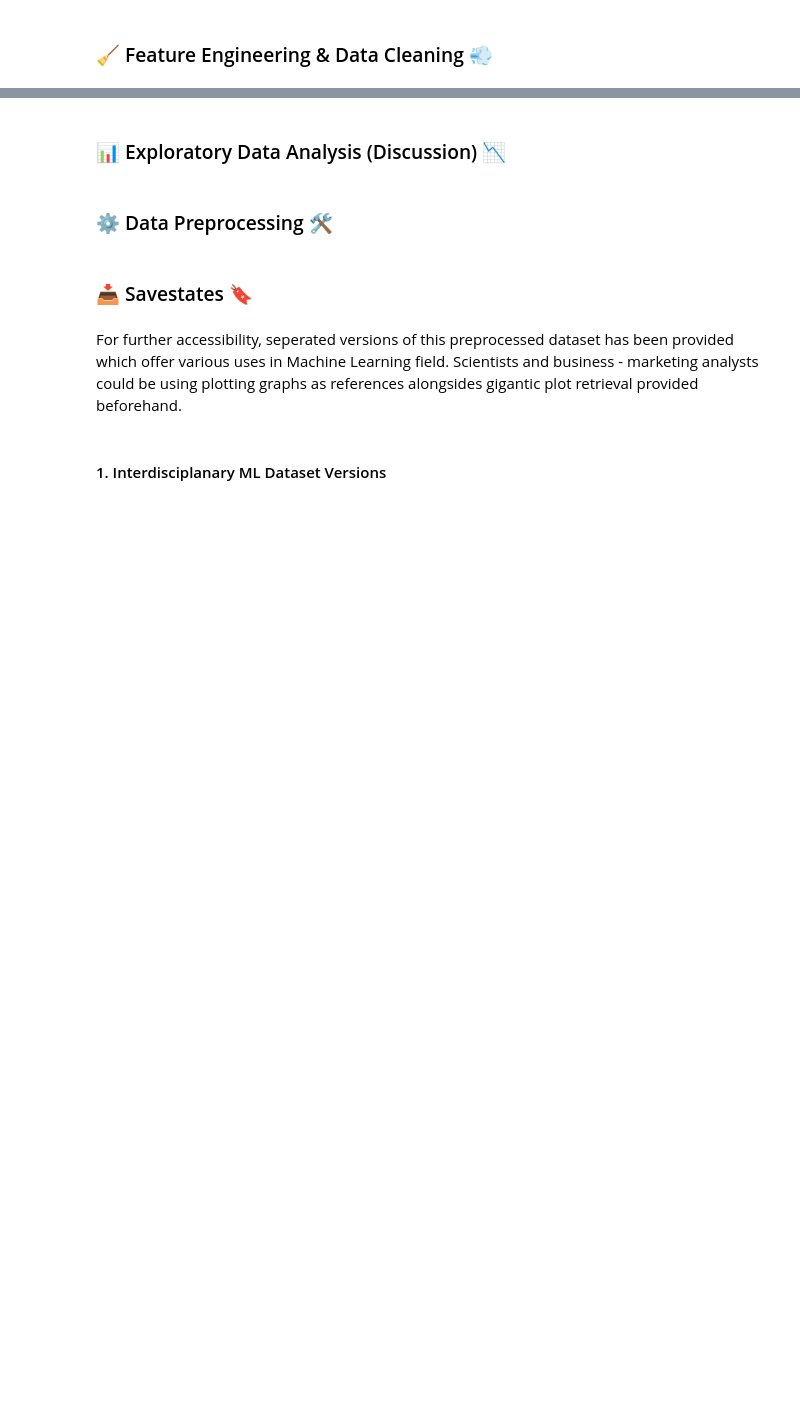
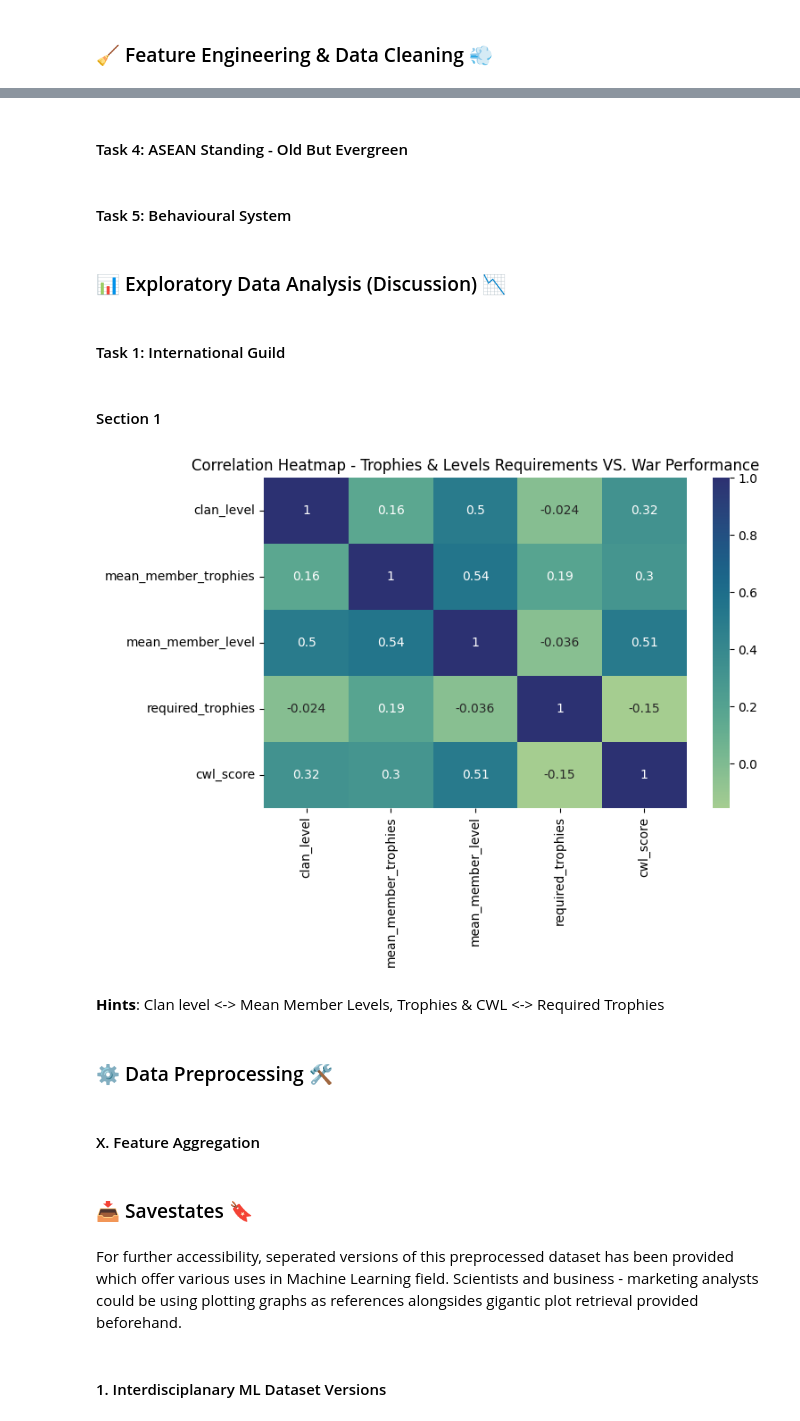
Before and after one commit to cresht2606/elune-project-eda, a Jupyter notebook: elune-project-eda.ipynb, the cells around one changed output, grey strips where cells are left out. Drawn from its saved outputs; the diff is of its cells as text; code cells hidden in the pictures; blank space fills up the shorter version.

Commit message:
Slipstream July 30th
- Implications partially added for some parts
- Task 1: Section 1 (Feature Engineering & Data Wrangling, EDA (Discussion))
- Look and feel refinements

```diff
--- a/elune-project-eda.ipynb
+++ b/elune-project-eda.ipynb
@@ -391,4 +533,24 @@ fig.show()
+# %% [markdown]
+#### Task 4: ASEAN Standing - Old But Evergreen ####
+# %% [markdown]
+#### Task 5: Behavioural System ####
 # %% [markdown]
 ### 📊 Exploratory Data Analysis (Discussion) 📉 ###
+# %% [markdown]
+#### Task 1: International Guild ####
+# %% [markdown]
+#### Section 1 ####
+# %%
+plt.figure(figsize = (8, 6))
+sns.heatmap(combined_filtered[corr_features].corr(method = "spearman"), annot = True, cmap = "crest")
+
+plt.title("Correlation Heatmap - Trophies & Levels Requirements VS. War Performance")
+
+plt.tight_layout()
+plt.show()
+# %% [output]
+[figure, added]
+# %% [markdown]
+**Hints**: Clan level <-> Mean Member Levels, Trophies & CWL <-> Required Trophies
 # %% [markdown]
 ### ⚙️ Data Preprocessing 🛠️ ###
@@ -394,0 +577,2 @@ fig.show()
+# %% [markdown]
+#### X. Feature Aggregation ####
```
Also changed, not shown: parts of 18 cells of this notebook.
